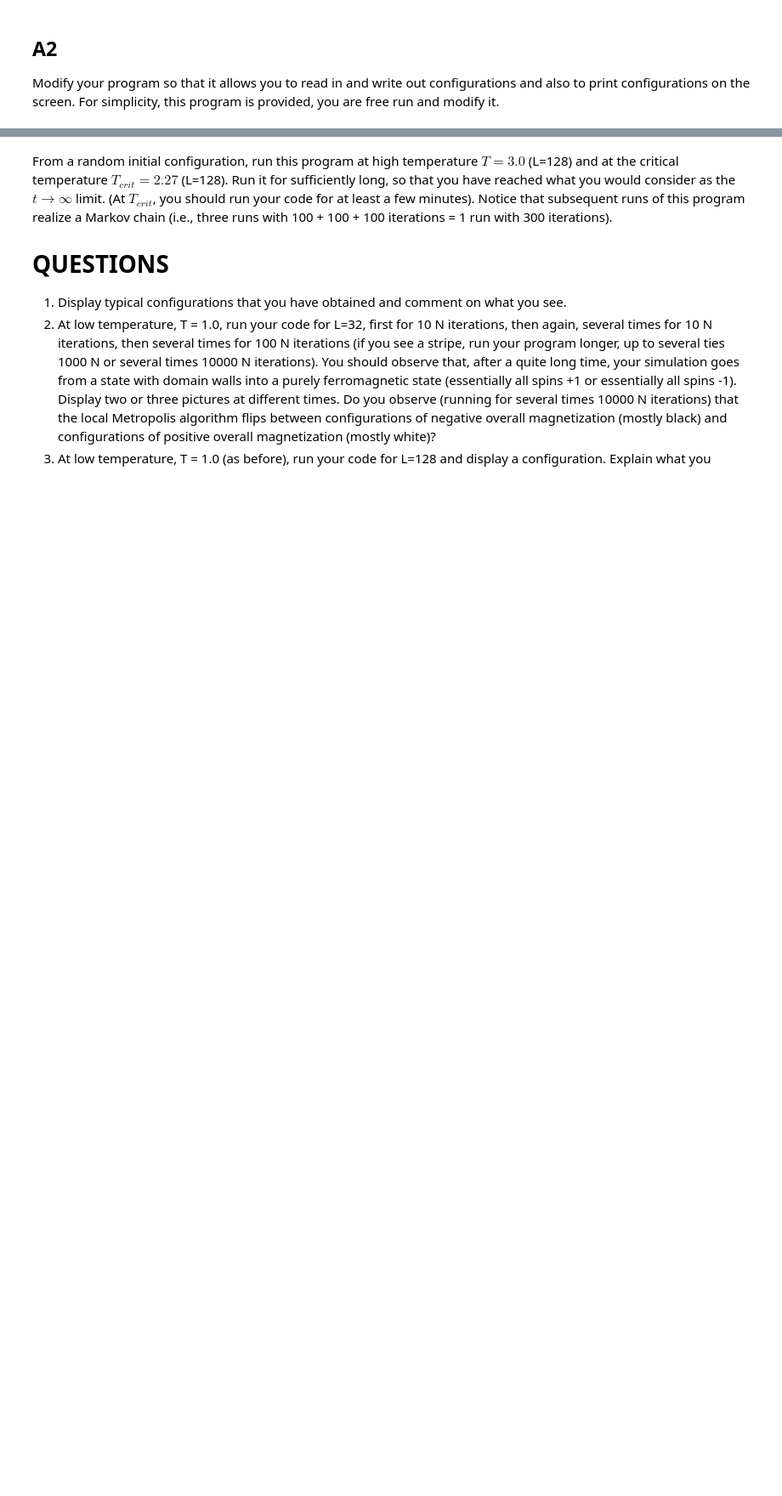
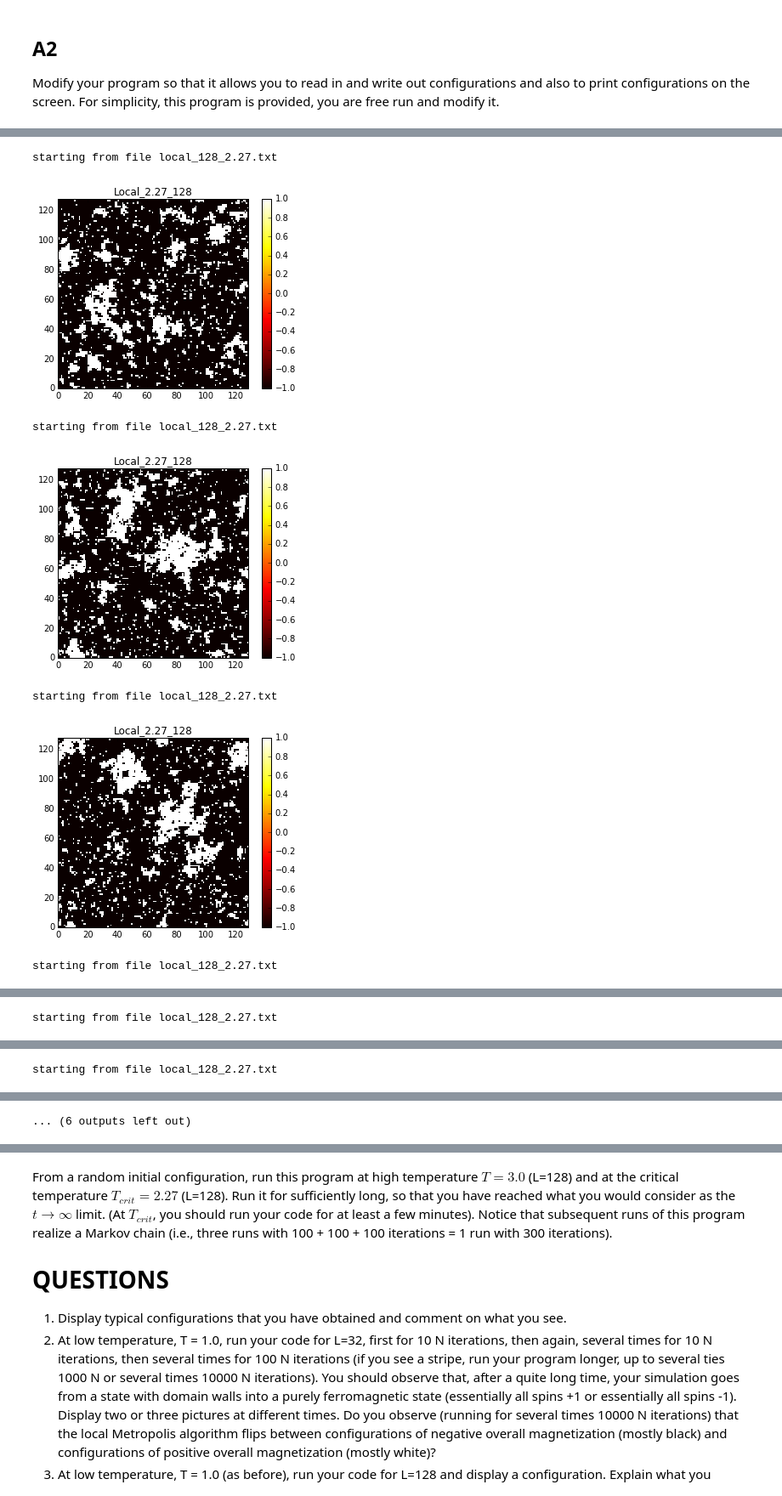
Before and after one commit to MirekJ/mirekJ_7110_v2, a Jupyter notebook: Homework/HW8.ipynb, the cells around one changed output, grey strips where cells are left out. Shown: that part at 85% size. Saved outputs shown, nothing was run; the diff lists cells and outputs as text; code cells hidden in the pictures; blank space fills up the shorter version.

```diff
--- a/Homework/HW8.ipynb
+++ b/Homework/HW8.ipynb
@@ -110,0 +193,13 @@ f.close()
+# %%
+modifier = 200
+for sweep in xrange(1, 10):
+    #print "Configuration after %i runs"%(sweep*modifier)
+    localMetropolis(128, 2.27, modifier)
+# %% [output]
+starting from file local_128_2.27.txt
+[figure, added]
+starting from file local_128_2.27.txt
+[figure, added]
+starting from file local_128_2.27.txt
+[figure, added]
+starting from file local_128_2.27.txt
@@ -110,0 +207 @@ f.close()
+starting from file local_128_2.27.txt
@@ -110,0 +209 @@ f.close()
+starting from file local_128_2.27.txt
@@ -110,0 +211 @@ f.close()
+... (6 outputs left out)
```
Also changed, not shown: parts of 26 cells of this notebook.
